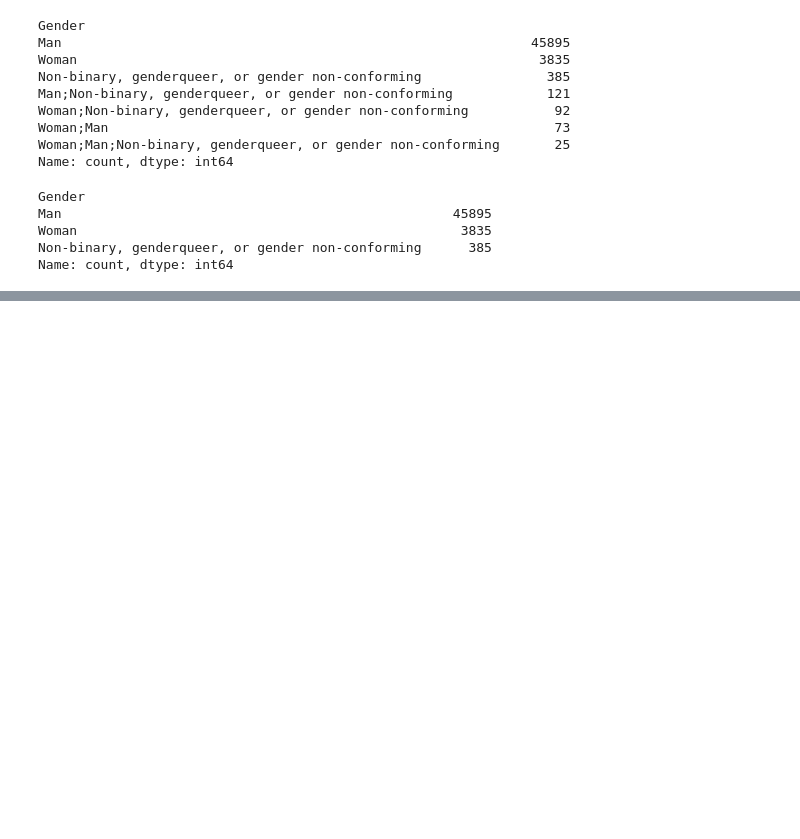
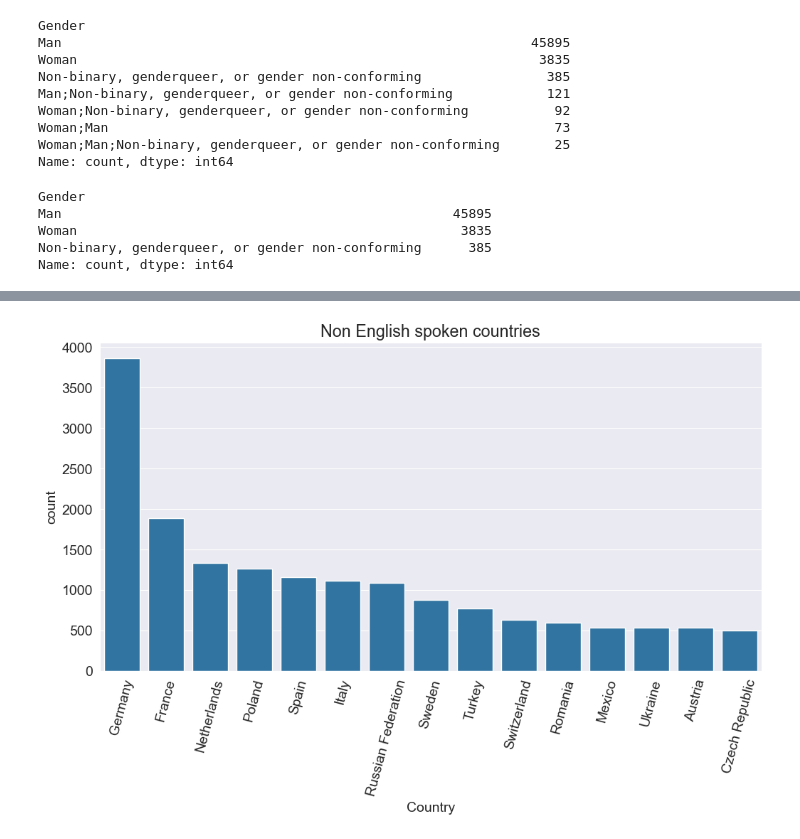
Before and after one commit to Montycodework/Data-analysis-stackoverflow-, a Jupyter notebook: Project_1_stackoverflow.ipynb, the cells around one changed output, grey strips where cells are left out. Cells and saved outputs as stored; diff of their text form; code cells hidden in the pictures; blank space fills up the shorter version.

```diff
--- a/Project_1_stackoverflow.ipynb
+++ b/Project_1_stackoverflow.ipynb
@@ -234,0 +419,8 @@ survey_df.sample(10)
+# %%
+top_non_english_countries = non_english_stackoverflow.Country.value_counts().head(15)
+plt.figure(figsize=(12,6))
+plt.xticks(rotation=75)
+plt.title("Non English spoken countries")
+sns.barplot(x=top_non_english_countries.index, y=top_non_english_countries);
+# %% [output]
+[figure, added]
```
Also changed, not shown: parts of 52 cells of this notebook, 1 other file.
